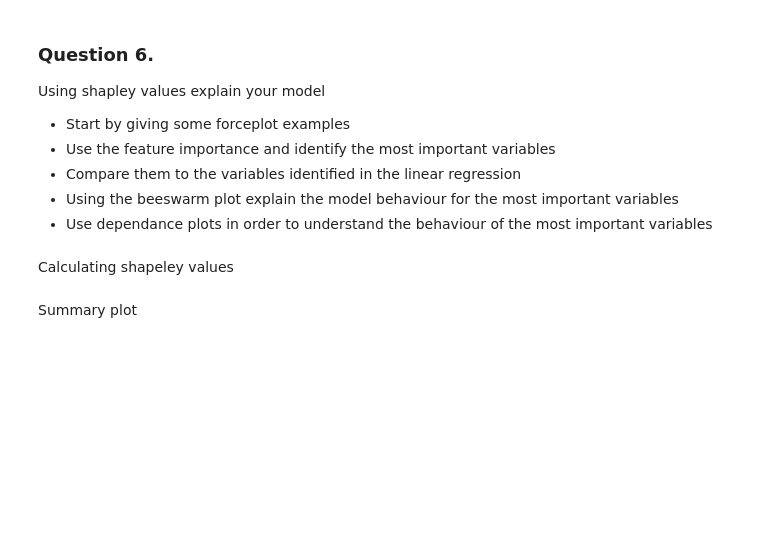
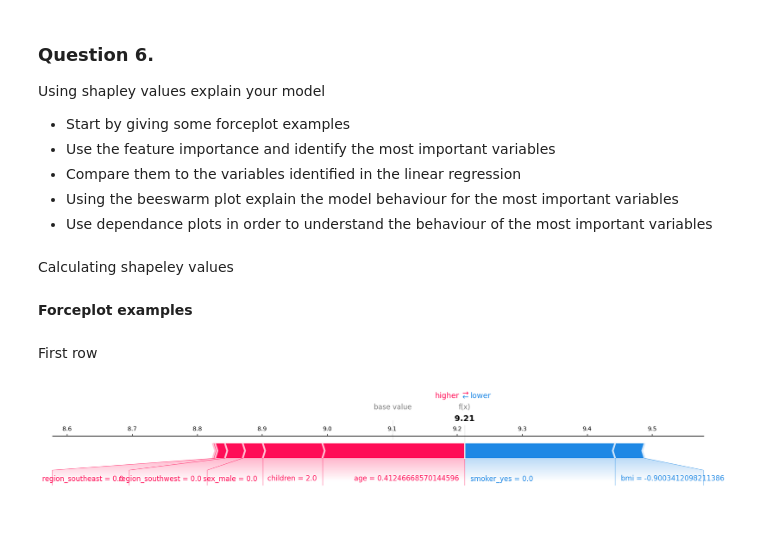
Before and after one commit to louiscockenpot/projet-explainability, a Jupyter notebook: project.ipynb, the cells around one changed output. Saved outputs shown, nothing was run; the diff lists cells and outputs as text; code cells hidden in the pictures; blank space fills up the shorter version.

```diff
--- a/project.ipynb
+++ b/project.ipynb
@@ -358,5 +358,11 @@ import shap
 
 explainer = shap.Explainer(xgb)
 shap_values = explainer.shap_values(X_test)
-# %% [markdown]
-Summary plot
+# %% [markdown]
+**Forceplot examples**
+# %% [markdown]
+First row
+# %%
+shap.plots.force(explainer.expected_value, shap_values[0], X_test.iloc[0], matplotlib = True)
+# %% [output]
+[figure, added]
```
Also changed, not shown: parts of 19 cells of this notebook.
